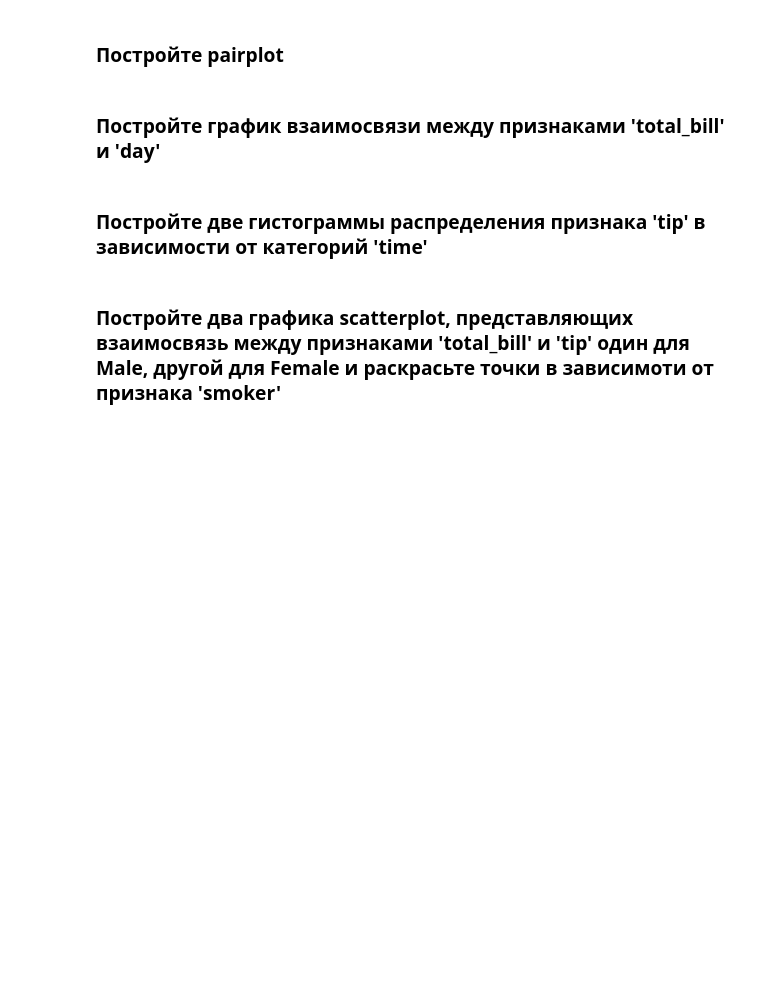
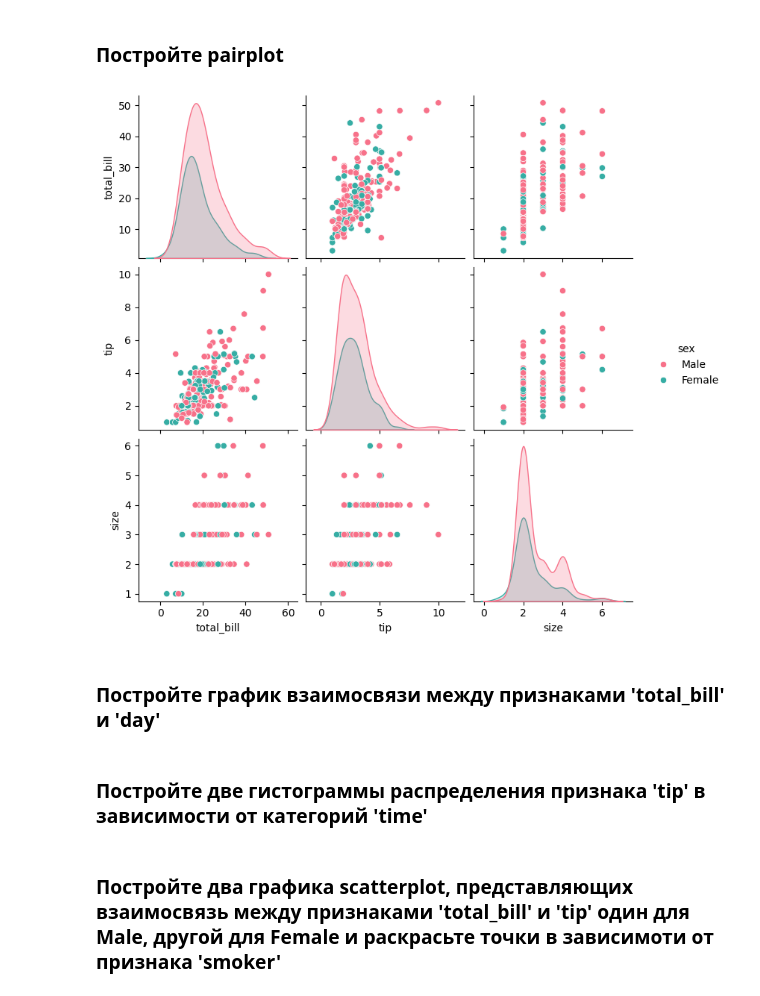
Before and after one commit to rozadoesn-stack/ML-Basic, a Jupyter notebook: homework_07/homework_07.ipynb, the cells around one changed output. Drawn from its saved outputs; the diff is of its cells as text; code cells hidden in the pictures; blank space fills up the shorter version.

```diff
--- a/homework_07/homework_07.ipynb
+++ b/homework_07/homework_07.ipynb
@@ -278,3 +281,8 @@ fig.show()
+# %%
+sns.pairplot(tips, hue='sex', palette='husl')
+plt.show()
+# %% [output]
+[figure, added]
 # %% [markdown]
 ### Постройте график взаимосвязи между признаками 'total_bill' и 'day'
 # %%
```
Also changed, not shown: parts of 3 cells of this notebook.
